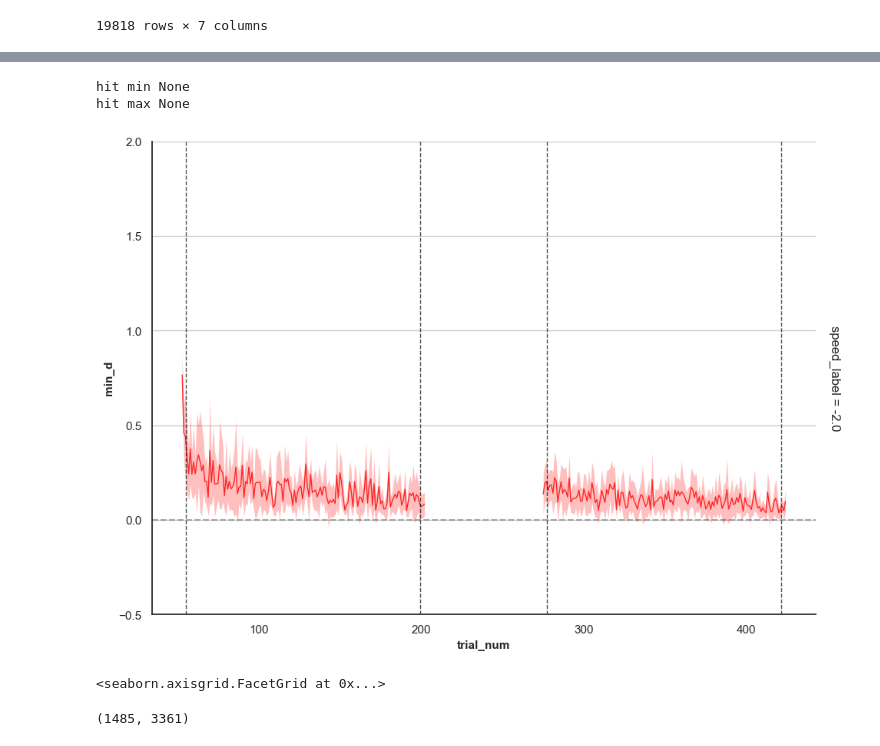
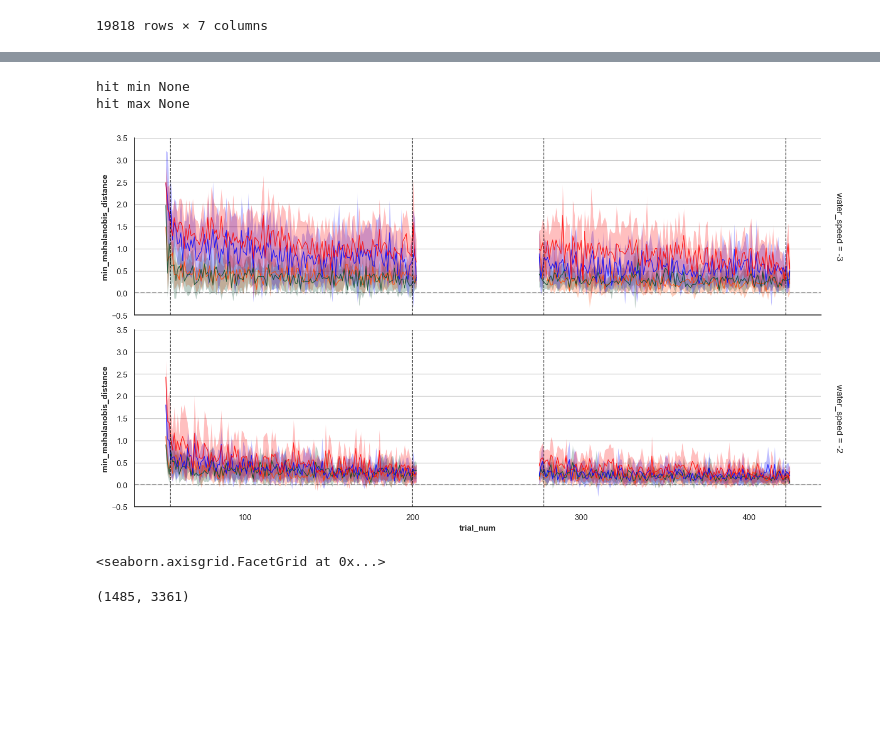
Before and after one commit to jacobjb02/vr-motor-adaptation-notebooks, a Jupyter notebook: Notebook/mahalanobis.ipynb, the cells around one changed output, grey strips where cells are left out. Drawn from its saved outputs; the diff is of its cells as text; code cells hidden in the pictures; blank space fills up the shorter version.

Commit message:
Ran script to view plots; finished mahalnobis pipeline with plot; updated plot all trials size.

```diff
--- a/Notebook/mahalanobis.ipynb
+++ b/Notebook/mahalanobis.ipynb
@@ -192,8 +177,7 @@ df_phases
 def run_mahalanobis_like(raw_dictionary, solution_df):
 
     # input solution / hit parameter vectors
-
-    min_d_vals = []
+    result = []
 
     # grab raw data dictionaries
     for key, value in raw_dictionary.items():
@@ -205,26 +189,35 @@ def run_mahalanobis_like(raw_dictionary, solution_df):
         print(water_speed, target, phase)
 
         speeds_std = value['speed_std']
-        angle_std = value['angle_std']
+        angles_std = value['angle_std']
 
         real_speeds = value['launch_speeds']
         real_angles = value['launch_angles']
 
+        ppid = value['ppid_full']
+        trial = value['trial_num']
+
         solutions_filtered = solution_df[(solution_df['target_id'] == target) & (solution_df['water_speed'] == water_speed)]
 
         # broadcast and find differences, then normalize by variability of each parameter
-        speed_diffs = (real_speeds[:, np.newaxis] - solutions_filtered['speed'].values[np.newaxis, :]) / speed_std
-        theta_diffs = (real_angles[:, np.newaxis] - solutions_filtered['angle'].values[np.newaxis, :]) / theta_std
+        speed_diffs = (real_speeds[:, np.newaxis] - solutions_filtered['speed'].values[np.newaxis, :]) / speeds_std
+        angle_diffs = (real_angles[:, np.newaxis] - solutions_filtered['angle'].values[np.newaxis, :]) / angles_std
 
-        d = np.sqrt((speed_diffs**2) + (theta_diffs**2))
+        # calculate distance from solutions, and extract min distance
+        d = np.sqrt((speed_diffs**2) + (angle_diffs**2))
         min_d = np.min(d, axis=1)
+
         print("length of min_d:", len(min_d))
 
-        min_d_vals.append(min_d)
+        for i in range(len(min_d)):
+            result.append([ppid[i], target, water_speed, phase, trial[i], real_angles[i], real_speeds[i], min_d[i]])
 
-    min_d = np.concatenate(min_d_vals)
+    # Create a DataFrame from the collected data
+    columns = ['ppid_full', 'target_id', 'water_speed', 'phase', 'trial_num', 'launch_angle', 'launch_speed', 'min_mahalanobis_distance']
+    result_df = pd.DataFrame(result, columns=columns)
 
-    return min_d
+
+    return result_df
 # %%
 t = run_mahalanobis_like(tmp, solutions_df)
 # %% [output]
@@ -258,29 +257,29 @@ array([[       nan,        nan, 0.09127971],
 # %%
 from src.plotting import plot_all_trials
 
 plot_all_trials(t,
                      col_col =None,
-                     row_col='speed_label',
+                     row_col='water_speed',
                      cond_col=None,
                      ppid_col='ppid_full',
-                     target_col='target_x_label',
-                     y_col = 'min_d', #
+                     target_col='target_id',
+                     y_col = 'min_mahalanobis_distance', #
                      x_col='trial_num',
                      vertical_list=[55.5,199.5, 277.5,421.5],
                      hit_col='target_hit',
                      ref_range_col=None,
                      no_connect_col='phase',
                      context='notebook',
                      transition_col=None,
                      marker_size=0,
                      estimator='mean',
-                     y_lim=(-0.5,2),
+                     y_lim=(-0.5,3.5),
                      show_zero_line=True
                     )
 # %% [output]
 hit min None
 hit max None
-[figure, old version]
+[figure, new version]
 <seaborn.axisgrid.FacetGrid at 0x...>
 # %%
 # import in subset df_L60_3_T1
```
Also changed, not shown: parts of 5 cells of this notebook, 2 other files.
